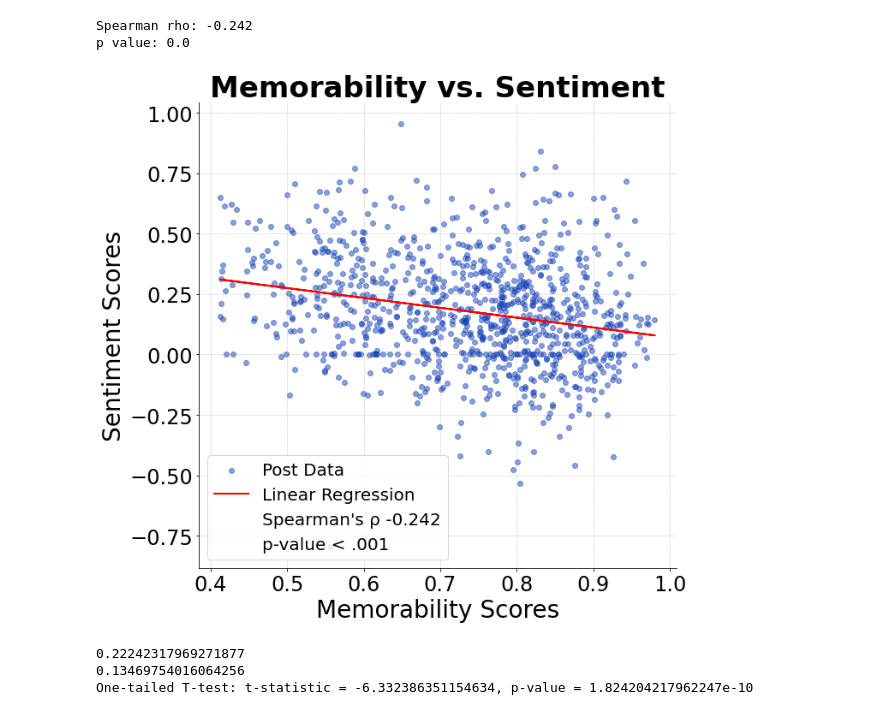
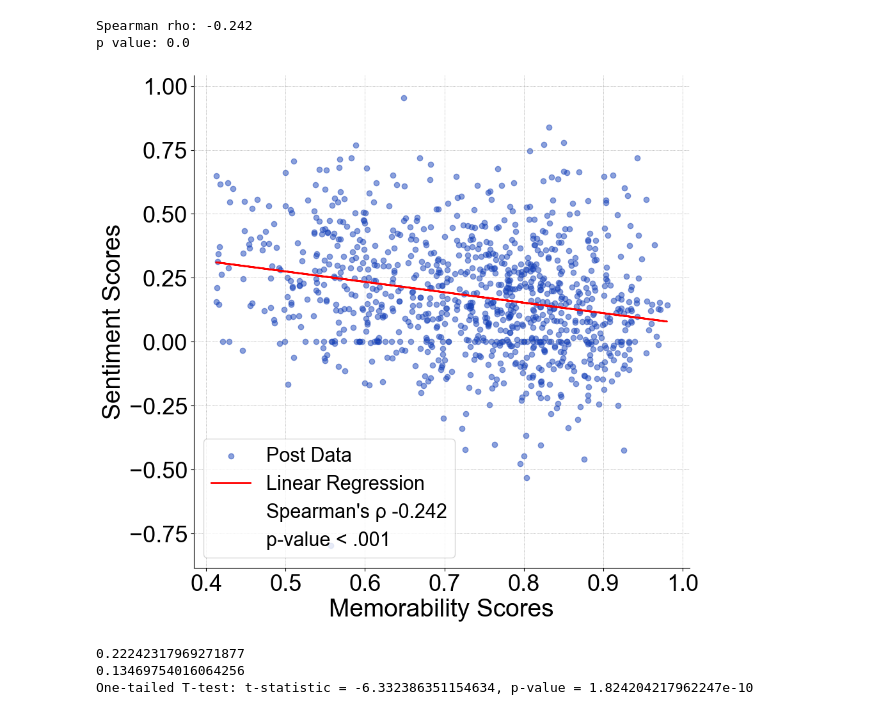
Before and after one commit to shikangpeng/memMedia, a Jupyter notebook: engagements_all.ipynb, the cells around one changed output. Drawn from its saved outputs; the diff is of its cells as text; code cells hidden in the pictures.

```diff
--- a/engagements_all.ipynb
+++ b/engagements_all.ipynb
@@ -377,0 +350,23 @@ P-value: 0.015878192753905444
+# %%
+# Initialize the Sentiment Intensity Analyzer
+sia = SentimentIntensityAnalyzer()
+
+# Function to parse the JSON strings
+def parse_json(json_str):
+    try:
+        return ast.literal_eval(json_str)
+    except ValueError as e:
+        print(f"Error parsing JSON: {e}")
+
+# Apply the function to each entry in the 'top_comments' column
+df.loc[:, 'top_comments'] = df['top_comments'].apply(parse_json)
+
+df['sentiment_scores'] = df['top_comments'].apply(
+    lambda comments: [sia.polarity_scores(comment['comment_body'])['compound'] for comment in comments if 'comment_body' in comment]
+)
+
+df.loc[:,'average_sentiment'] = df['sentiment_scores'].apply(lambda scores: sum(scores) / len(scores) if scores else 0)
+spearman_sentiments = spearmanr(df['memorability_score'], df['average_sentiment'])
+
+print(f"Spearman rho: {spearman_sentiments[0].round(3)}")
+print(f"p value: {spearman_sentiments[1].round(8)}")
@@ -486,7 +456,9 @@ x1             1.2135      0.160      7.591      0.000       0.900       1.527
 # %%
 # Generate predictions
 predictions = nb_model.predict(X_const)
-
+import matplotlib as mpl
+mpl.rcParams['font.family']    = 'serif'
+mpl.rcParams['font.serif']     = ['Arial']
 # Plotting
 plt.figure(figsize=(10, 10))
 plt.scatter(X, y, alpha=0.5, label='Post Data', color = '#1944ba')
@@ -496,13 +468,12 @@ legend_text = [f"Spearman's ρ: {spearman_comments[0]:.3f}", f'p-value < .001']
 handles, labels = plt.gca().get_legend_handles_labels()
 handles.extend([plt.Line2D([], [], color='none', label=legend_text[0]),
                 plt.Line2D([], [], color='none', label=legend_text[1])])
-plt.legend(handles=handles, fontsize=20)
+plt.legend(handles=handles, fontsize=22)
 
-plt.title('Memorability vs. Comments', fontsize=34, fontweight='bold')
 plt.xlabel('Memorability Scores', fontsize=28)
 plt.ylabel('Number of Comments', fontsize=28)
-plt.tick_params(axis='both', which='major', labelsize=24)
-plt.tick_params(axis='both', which='minor', labelsize=22)
+plt.tick_params(axis='both', which='major', labelsize=26)
+plt.tick_params(axis='both', which='minor', labelsize=26)
 ax = plt.gca()  # Get current axes
 ax.spines['top'].set_visible(False)    # Hide the top spine
 ax.spines['right'].set_visible(False)  # Hide the right spine
@@ -602,28 +575,29 @@ predictions = model.predict(X)
 # %%
-
+import matplotlib as mpl
+mpl.rcParams['font.family']    = 'serif'
+mpl.rcParams['font.serif']     = ['Arial']
 # Plotting
 plt.figure(figsize=(10, 10))
 plt.scatter(X, y, alpha=0.5, label='Post Data', color = '#1944ba')
 plt.plot(X, predictions, color='red', label='Linear Regression', linewidth = 2)
 legend_text = [f"Spearman's ρ {spearman_sentiments[0]:.3f}", f'p-value < .001']
 # Add the custom text to the legend
 handles, labels = plt.gca().get_legend_handles_labels()
 handles.extend([plt.Line2D([], [], color='none', label=legend_text[0]),
                 plt.Line2D([], [], color='none', label=legend_text[1])])
-plt.legend(handles=handles, fontsize=20)
+plt.legend(handles=handles, fontsize=22)
 
-plt.title('Memorability vs. Sentiment', fontsize=34, fontweight='bold')
 plt.xlabel('Memorability Scores', fontsize=28)
 plt.ylabel('Sentiment Scores', fontsize=28)
-plt.tick_params(axis='both', which='major', labelsize=24)
-plt.tick_params(axis='both', which='minor', labelsize=22)
+plt.tick_params(axis='both', which='major', labelsize=26)
+plt.tick_params(axis='both', which='minor', labelsize=26)
 ax = plt.gca()  # Get current axes
 ax.spines['top'].set_visible(False)    # Hide the top spine
 ax.spines['right'].set_visible(False)  # Hide the right spine
 plt.grid(True, linestyle=':', color='gray', linewidth=0.5)
 plt.show()
 # %% [output]
-[figure, old version]
+[figure, new version]
 # %%
 import scipy.stats as stats
 import pandas as pd
```
Also changed, not shown: parts of 31 cells of this notebook, 11 other files.
